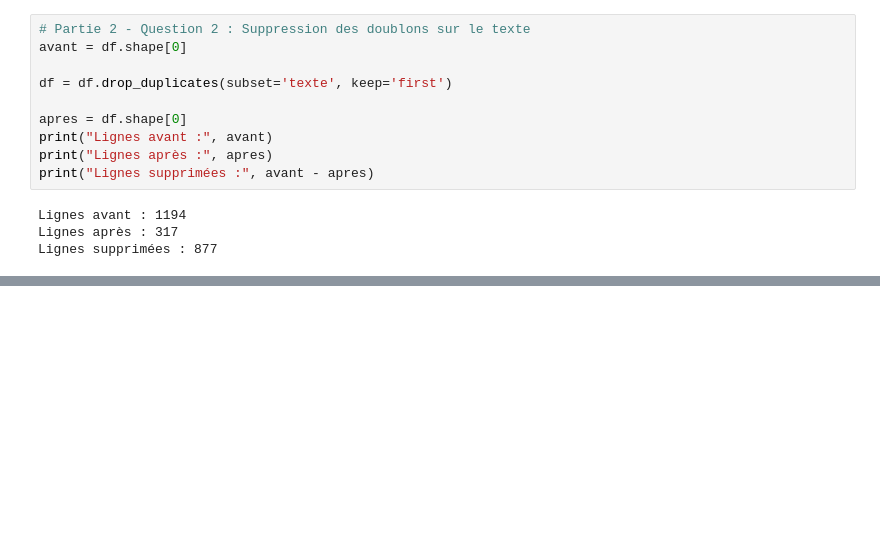
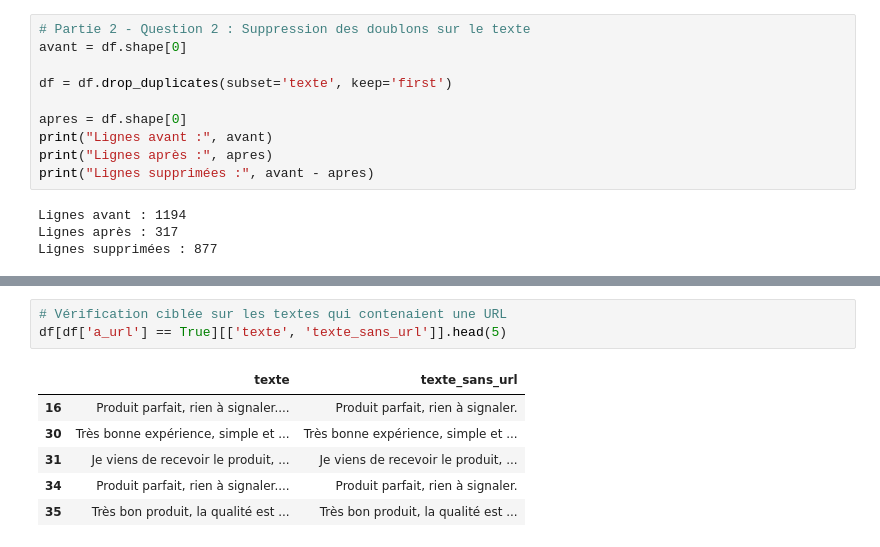
Before and after one commit to Atou-D10/atelier_prepa_donnees_textuelles, a Jupyter notebook: notebooks/atelier_prepa_donnees_textuelles.ipynb, the cells around one changed output, grey strips where cells are left out. Saved outputs shown, nothing was run; the diff lists cells and outputs as text; blank space fills up the shorter version.

```diff
--- a/notebooks/atelier_prepa_donnees_textuelles.ipynb
+++ b/notebooks/atelier_prepa_donnees_textuelles.ipynb
@@ -388,0 +406,10 @@ Lignes supprimées : 877
+# %%
+# Vérification ciblée sur les textes qui contenaient une URL
+df[df['a_url'] == True][['texte', 'texte_sans_url']].head(5)
+# %% [output]
+|  | texte | texte_sans_url |
+| 16 | Produit parfait, rien à signaler.... | Produit parfait, rien à signaler. |
+| 30 | Très bonne expérience, simple et ... | Très bonne expérience, simple et ... |
+| 31 | Je viens de recevoir le produit, ... | Je viens de recevoir le produit, ... |
+| 34 | Produit parfait, rien à signaler.... | Produit parfait, rien à signaler. |
+| 35 | Très bon produit, la qualité est ... | Très bon produit, la qualité est ... |
```
Also changed, not shown: parts of 1 cell of this notebook.
